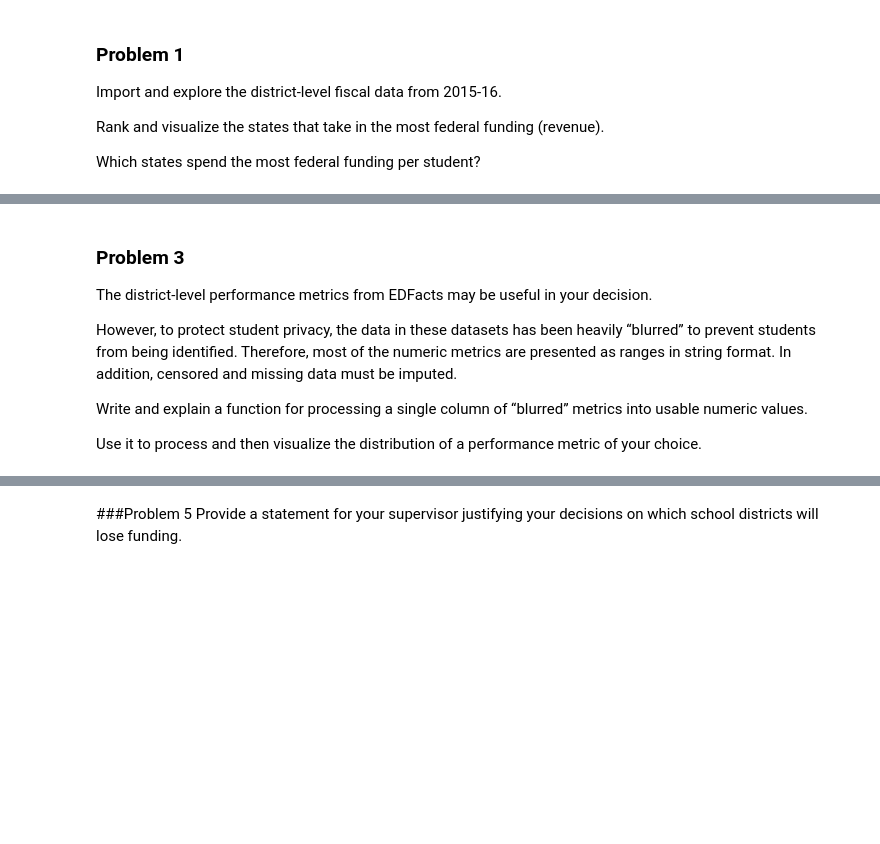
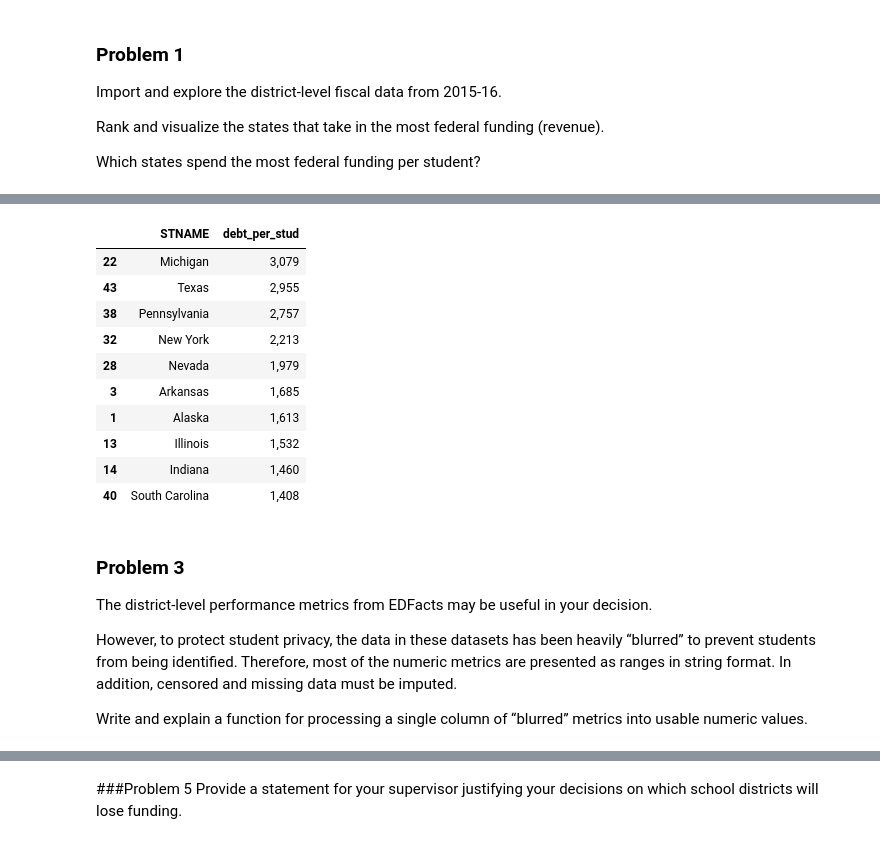
Before and after one commit to prathwishshetty/DS5500_HW_3, a Jupyter notebook: DS5500_HW_3.ipynb, the cells around one changed output, grey strips where cells are left out. Saved outputs shown, nothing was run; the diff lists cells and outputs as text; code cells hidden in the pictures; blank space fills up the shorter version.

```diff
--- a/DS5500_HW_3.ipynb
+++ b/DS5500_HW_3.ipynb
@@ -97,0 +131,10 @@ Which states have the most debt per student?
+# %%
+pd.set_option('display.float_format', '{:,.10f}'.format)
+
+data_rev_exp = data[['LEAID','STNAME','TOTALEXP', 'TOTALREV']].query('TOTALREV>0 and TOTALEXP>0').copy()
+data_rev_exp['Rev_Exp'] =  data_rev_exp['TOTALEXP']/data_rev_exp['TOTALREV']
+#removing outliers
+data_rev_exp2 = data_rev_exp.query('Rev_Exp<10')
+import plotly.express as px
+fig = px.histogram(data_rev_exp2, x="Rev_Exp",range_x=[0,3],nbins=1000)
+fig.show()
@@ -98,3 +143,22 @@ Which states have the most debt per student?
+# %%
+pd.set_option('display.float_format', '{:,.0f}'.format)
+data_debt = data[['STNAME','V33','_31F','_66V']].copy()
+data_debt['totalDebt'] = data_debt['_31F']+ data_debt['_66V']
+data_debt_grouped=  data_debt.groupby(['STNAME'])['V33','totalDebt'].sum().reset_index()
+data_debt_grouped['debt_per_stud'] = data_debt_grouped['totalDebt']/data_debt_grouped['V33']
+data_debt_grouped.sort_values(by=['debt_per_stud'],ascending=False)[['STNAME','debt_per_stud']].head(10)
+# %% [output]
+|  | STNAME | debt_per_stud |
+| 22 | Michigan | 3,079 |
+| 43 | Texas | 2,955 |
+| 38 | Pennsylvania | 2,757 |
+| 32 | New York | 2,213 |
+| 28 | Nevada | 1,979 |
+| 3 | Arkansas | 1,685 |
+| 1 | Alaska | 1,613 |
+| 13 | Illinois | 1,532 |
+| 14 | Indiana | 1,460 |
+| 40 | South Carolina | 1,408 |
 # %% [markdown]
 ### Problem 3
 
@@ -105,5 +169,3 @@ from being identified. Therefore, most of the numeric metrics are presented as r
 addition, censored and missing data must be imputed.
 
 Write and explain a function for processing a single column of “blurred” metrics into usable numeric values.
-
-Use it to process and then visualize the distribution of a performance metric of your choice.
```
Also changed, not shown: parts of 20 cells of this notebook.
